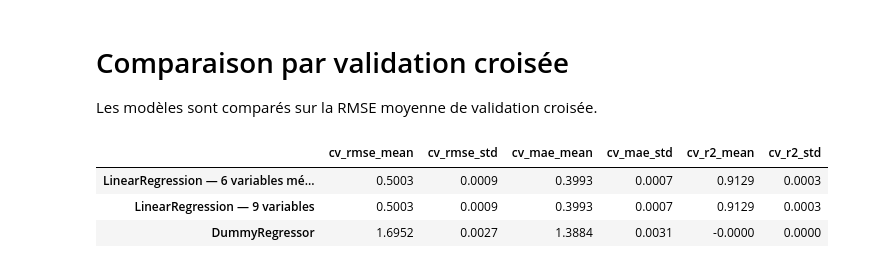
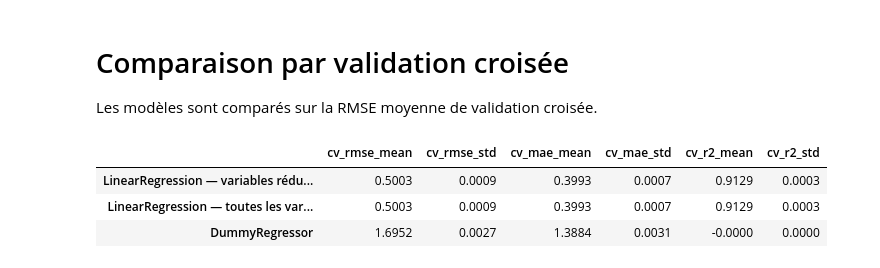
Before and after one commit to justinetct/oc_project12_agritech, a Jupyter notebook: notebooks/07_predict_training_baseline.ipynb, the cells around one changed output. Saved outputs shown, nothing was run; the diff lists cells and outputs as text; code cells hidden in the pictures.

Commit message:
Refactor predict experiments and rerun notebooks

```diff
--- a/notebooks/07_predict_training_baseline.ipynb
+++ b/notebooks/07_predict_training_baseline.ipynb
@@ -100,16 +106,7 @@ preprocessing appris.
 
 **Le jeu de test est réservé à l'évaluation finale du modèle retenu.**
 # %%
-X_train, X_test, y_train, y_test = split_predict(df)
-
-print(f"total   : {len(df)} lignes")
-print(f"X_train : {X_train.shape}")
-print(f"X_test  : {X_test.shape}, réservé à l'évaluation finale")
-print(f"y_train : {y_train.shape}")
-print(f"y_test  : {y_test.shape}")
-
-assert len(X_train) + len(X_test) == len(df)
-assert X_train.index.intersection(X_test.index).empty
+X_train, X_test, y_train, y_test = split(df, PREDICT_FEATURES, PREDICT_TARGET, PREDICT_TEST_SIZE, SEED)
 # %% [output]
 total   : 999769 lignes
 X_train : (799815, 9)
@@ -130,10 +120,9 @@ Les modèles sont comparés par validation croisée à 5 folds, sur le jeu d'ent
 (`shuffle=True`, `random_state=42`). Les folds sont les mêmes pour tous les modèles : les scores sont directement
 comparables. Ce protocole servira aux modèles `/predict` suivants.
 # %%
-cv = predict_cv()
+cv = kfold_cv(PREDICT_CV_FOLDS, PREDICT_CV_SHUFFLE, SEED)
 folds = [(len(apprentissage), len(evaluation)) for apprentissage, evaluation in cv.split(X_train)]
 
-print(cv)
 for numero, (n_apprentissage, n_evaluation) in enumerate(folds, start=1):
     print(f"fold {numero} : {n_apprentissage} lignes d'apprentissage | {n_evaluation} d'évaluation")
 # %% [output]
@@ -184,12 +173,12 @@ log_run(
 C'est le pipeline complet qui est évalué : dans chaque fold, le preprocessing est réappris sur les seules données
 d'apprentissage.
 # %%
-lineaire_9 = build_pipeline(LinearRegression(), PREDICT_CATEGORICAL, PREDICT_NUMERIC)
-cv_lineaire_9 = cross_validate_regressor(lineaire_9, X_train, y_train, cv)
+lineaire_toutes = build_pipeline(LinearRegression(), PREDICT_CATEGORICAL, PREDICT_NUMERIC)
+cv_lineaire_toutes = cross_validate_regressor(lineaire_toutes, X_train, y_train, cv)
 
-n_colonnes_9 = count_encoded_columns(PREDICT_CATEGORICAL, PREDICT_NUMERIC, X_train)
-print(f"colonnes après encodage : {n_colonnes_9}")
-print(format_cv_metrics(cv_lineaire_9))
+n_colonnes_toutes = count_encoded_columns(PREDICT_CATEGORICAL, PREDICT_NUMERIC, X_train)
+print(f"colonnes après encodage : {n_colonnes_toutes}")
+print(format_cv_metrics(cv_lineaire_toutes))
 # %% [output]
 colonnes après encodage : 26
 RMSE 0.5003 ± 0.0009 t/ha | MAE 0.3993 ± 0.0007 t/ha | R² 0.9129 ± 0.0003
@@ -220,12 +200,12 @@ modèle à 9 variables mesure leur apport.
 # %%
-categorielles_metier, numeriques_metier = predict_feature_types(PREDICT_BUSINESS_FEATURES)
+categorielles_reduites, numeriques_reduites = feature_types(VARIABLES_REDUITES, PREDICT_CATEGORICAL, PREDICT_NUMERIC)
 
-lineaire_6 = build_pipeline(LinearRegression(), categorielles_metier, numeriques_metier)
-cv_lineaire_6 = cross_validate_regressor(lineaire_6, X_train[PREDICT_BUSINESS_FEATURES], y_train, cv)
+lineaire_reduites = build_pipeline(LinearRegression(), categorielles_reduites, numeriques_reduites)
+cv_lineaire_reduites = cross_validate_regressor(lineaire_reduites, X_train[VARIABLES_REDUITES], y_train, cv)
 
-n_colonnes_6 = count_encoded_columns(categorielles_metier, numeriques_metier, X_train)
-print(f"colonnes après encodage : {n_colonnes_6}")
-print(format_cv_metrics(cv_lineaire_6))
+n_colonnes_reduites = count_encoded_columns(categorielles_reduites, numeriques_reduites, X_train)
+print(f"colonnes après encodage : {n_colonnes_reduites}")
+print(format_cv_metrics(cv_lineaire_reduites))
 # %% [output]
 colonnes après encodage : 18
 RMSE 0.5003 ± 0.0009 t/ha | MAE 0.3993 ± 0.0007 t/ha | R² 0.9129 ± 0.0003
@@ -250,15 +221,15 @@ Les modèles sont comparés sur la RMSE moyenne de validation croisée.
 # %%
 comparaison = pd.DataFrame(
     {
         "DummyRegressor": cv_dummy,
-        "LinearRegression — 9 variables": cv_lineaire_9,
-        "LinearRegression — 6 variables métier": cv_lineaire_6,
+        "LinearRegression — toutes les variables": cv_lineaire_toutes,
+        "LinearRegression — variables réduites": cv_lineaire_reduites,
     }
 ).T.sort_values("cv_rmse_mean")
 comparaison.round(4)
 # %% [output]
 |  | cv_rmse_mean | cv_rmse_std | cv_mae_mean | cv_mae_std | cv_r2_mean | cv_r2_std |
-| LinearRegression — 6 variables mé... | 0.5003 | 0.0009 | 0.3993 | 0.0007 | 0.9129 | 0.0003 |
-| LinearRegression — 9 variables | 0.5003 | 0.0009 | 0.3993 | 0.0007 | 0.9129 | 0.0003 |
+| LinearRegression — variables rédu... | 0.5003 | 0.0009 | 0.3993 | 0.0007 | 0.9129 | 0.0003 |
+| LinearRegression — toutes les var... | 0.5003 | 0.0009 | 0.3993 | 0.0007 | 0.9129 | 0.0003 |
 | DummyRegressor | 1.6952 | 0.0027 | 1.3884 | 0.0031 | -0.0000 | 0.0000 |
 # %%
```
Also changed, not shown: parts of 16 cells of this notebook, 8 other files.
